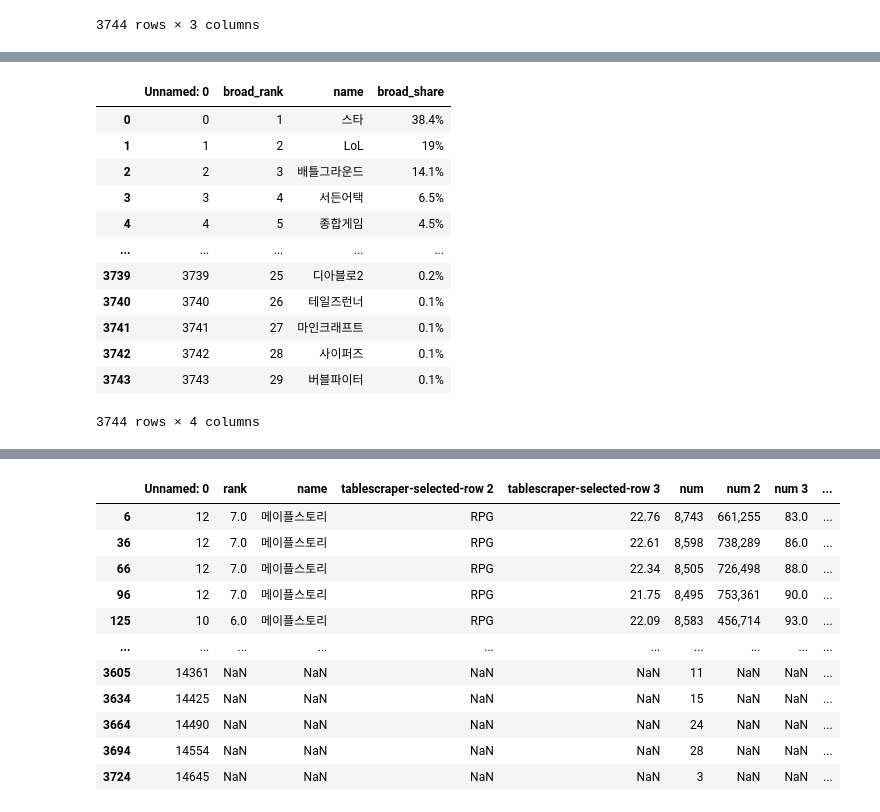
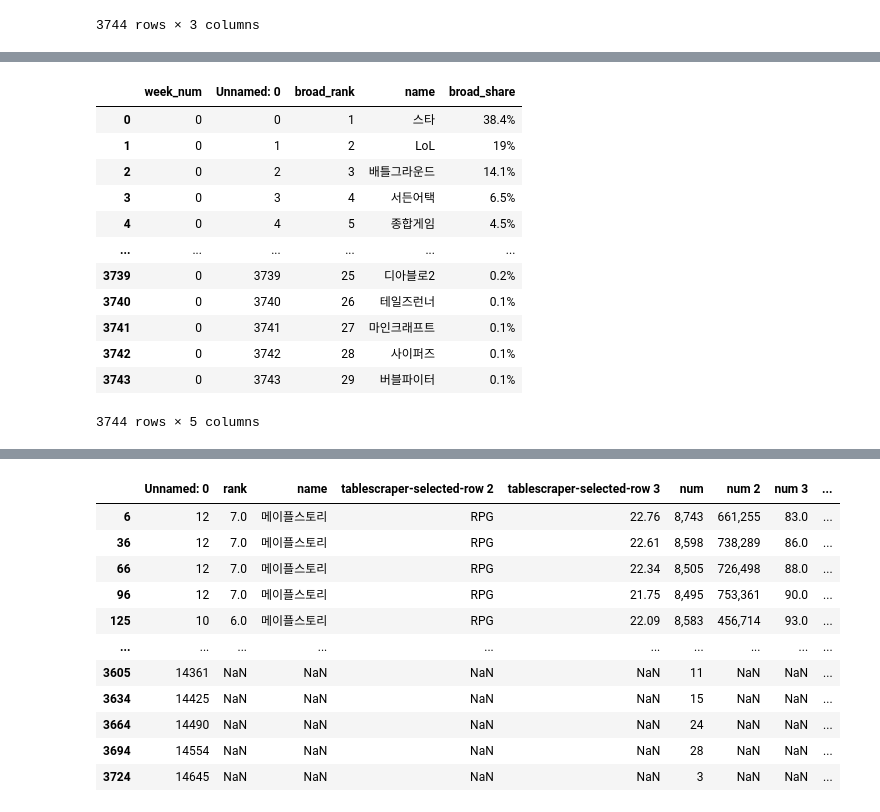
Before and after one commit to ssac-debbu/gameData, a Jupyter notebook: game broad ranking week data.ipynb, the cells around one changed output, grey strips where cells are left out. Drawn from its saved outputs; the diff is of its cells as text; code cells hidden in the pictures.

```diff
--- a/game broad ranking week data.ipynb
+++ b/game broad ranking week data.ipynb
@@ -128,16 +125,0 @@ af = pd.read_csv('C:/Users/HAIM/Documents/debbu/afreecatv.csv')
-# %%
-af
-# %% [output]
-|  | Unnamed: 0 | broad_rank | name | broad_share |
-| 0 | 0 | 1 | 스타 | 38.4% |
-| 1 | 1 | 2 | LoL | 19% |
-| 2 | 2 | 3 | 배틀그라운드 | 14.1% |
-| 3 | 3 | 4 | 서든어택 | 6.5% |
-| 4 | 4 | 5 | 종합게임 | 4.5% |
-| ... | ... | ... | ... | ... |
-| 3739 | 3739 | 25 | 디아블로2 | 0.2% |
-| 3740 | 3740 | 26 | 테일즈런너 | 0.1% |
-| 3741 | 3741 | 27 | 마인크래프트 | 0.1% |
-| 3742 | 3742 | 28 | 사이퍼즈 | 0.1% |
-| 3743 | 3743 | 29 | 버블파이터 | 0.1% |
-3744 rows × 4 columns
@@ -143,0 +128,17 @@ af
+# %%
+af.insert(0,"week_num",0)
+af
+# %% [output]
+|  | week_num | Unnamed: 0 | broad_rank | name | broad_share |
+| 0 | 0 | 0 | 1 | 스타 | 38.4% |
+| 1 | 0 | 1 | 2 | LoL | 19% |
+| 2 | 0 | 2 | 3 | 배틀그라운드 | 14.1% |
+| 3 | 0 | 3 | 4 | 서든어택 | 6.5% |
+| 4 | 0 | 4 | 5 | 종합게임 | 4.5% |
+| ... | ... | ... | ... | ... | ... |
+| 3739 | 0 | 3739 | 25 | 디아블로2 | 0.2% |
+| 3740 | 0 | 3740 | 26 | 테일즈런너 | 0.1% |
+| 3741 | 0 | 3741 | 27 | 마인크래프트 | 0.1% |
+| 3742 | 0 | 3742 | 28 | 사이퍼즈 | 0.1% |
+| 3743 | 0 | 3743 | 29 | 버블파이터 | 0.1% |
+3744 rows × 5 columns
```
Also changed, not shown: parts of 21 cells of this notebook.
